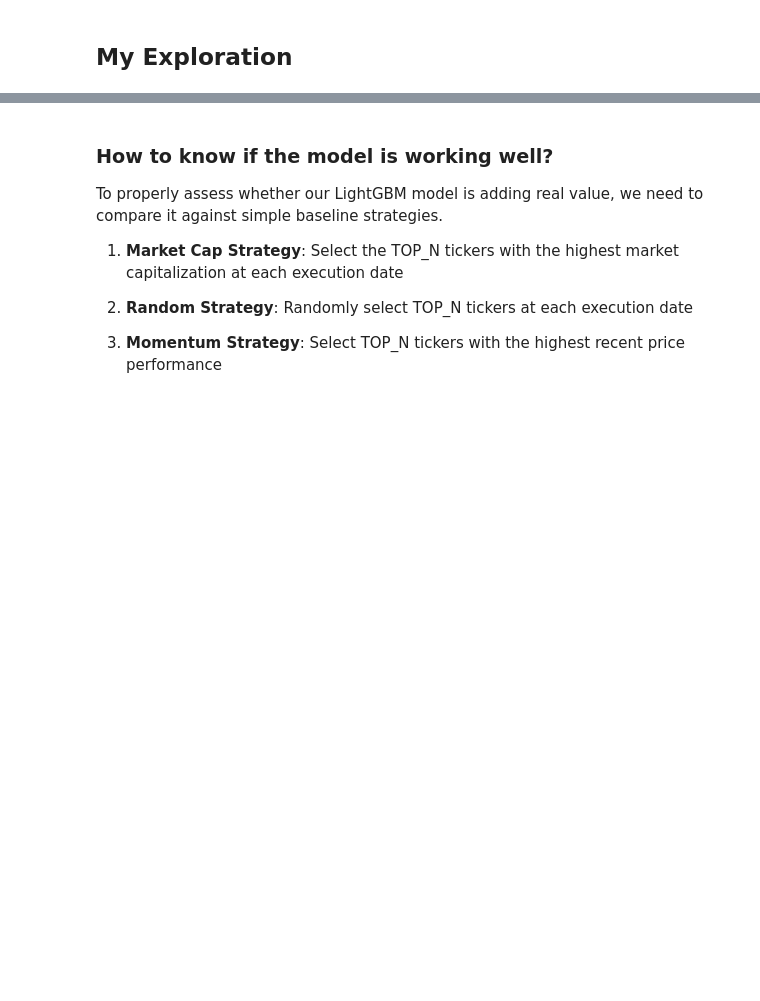
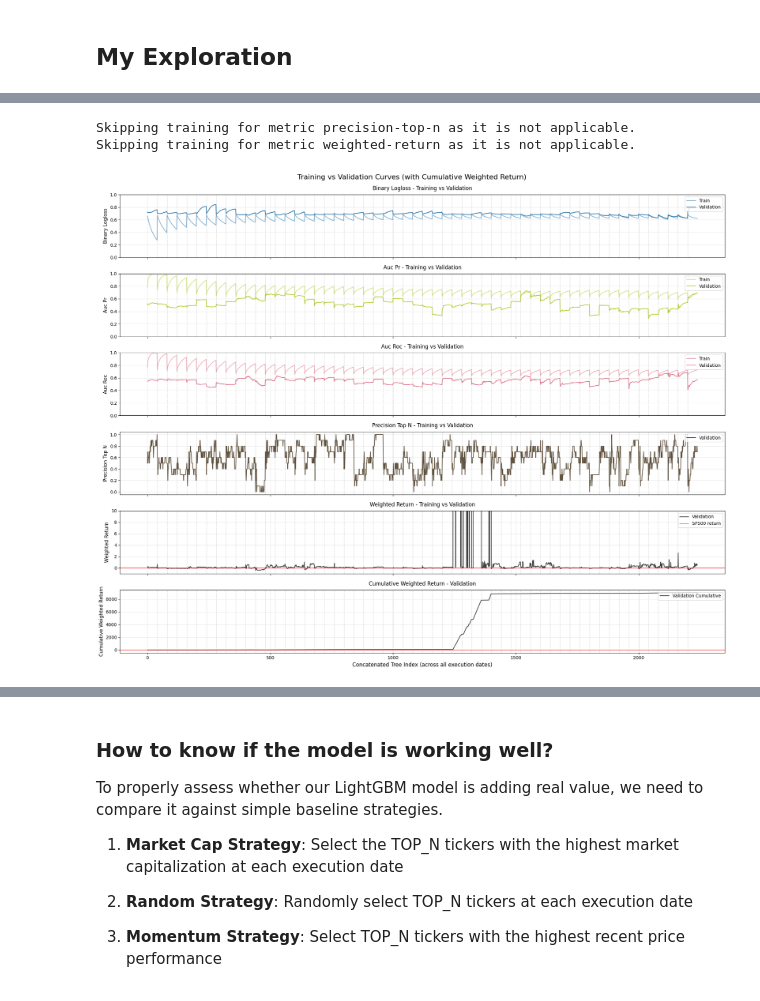
Before and after one commit to Riemann-def/zrive-ds, a Jupyter notebook: src/module_5/module5.ipynb, the cells around one changed output, grey strips where cells are left out. Cells and saved outputs as stored; diff of their text form; code cells hidden in the pictures; blank space fills up the shorter version.

```diff
--- a/src/module_5/module5.ipynb
+++ b/src/module_5/module5.ipynb
@@ -401 +634,10 @@ plot_metrics_over_time(
+# %%
+plot_concatenated_training_curves(
+    all_results,
+    metrics=["binary_logloss", "auc-pr", "auc-roc", "precision-top-n", "weighted-return"],
+)
+# %% [output]
+Skipping training for metric precision-top-n as it is not applicable.
+Skipping training for metric weighted-return as it is not applicable.
+[figure, added]
 # %% [markdown]
```
Also changed, not shown: parts of 10 cells of this notebook.
